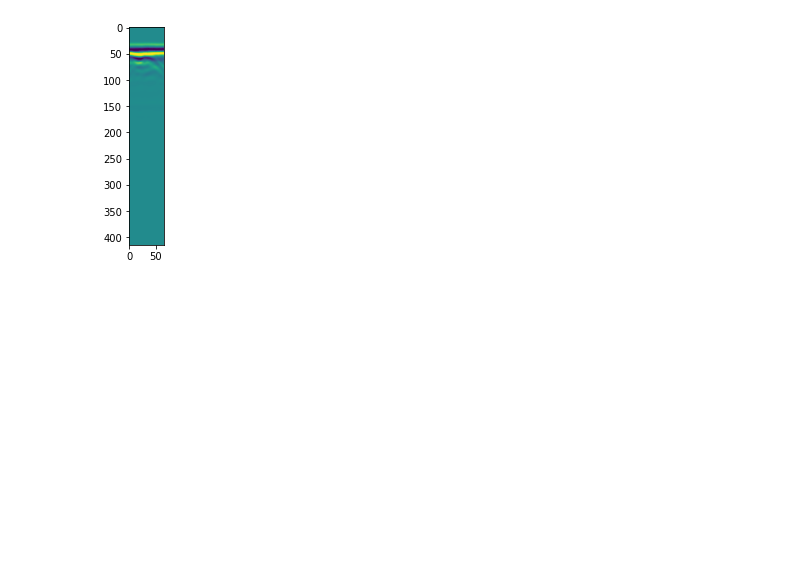
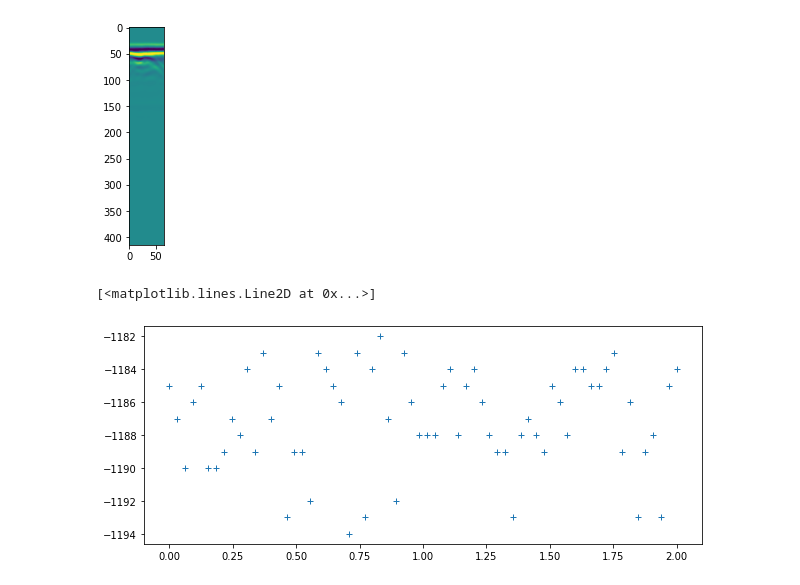
Before and after one commit to jeanruggiero/masters-thesis, a Jupyter notebook: DataExploration.ipynb, the cells around one changed output. Saved outputs shown, nothing was run; the diff lists cells and outputs as text; code cells hidden in the pictures; blank space fills up the shorter version.

```diff
--- a/DataExploration.ipynb
+++ b/DataExploration.ipynb
@@ -13,7 +13,10 @@ from real_data_wrangling.metadata_ifsttar import get_metadata
 import h5py
 import numpy as np
 import math
+import boto3
+import io
 import matplotlib.pyplot as plt
 
 plt.rcParams["figure.figsize"] = (10,4)
+s3 = boto3.resource('s3')
 # %%
@@ -47,10 +31,12 @@ m[m['sample_rate']/1e9 <= 4]
 # %% [markdown]
 Read data from the hdf5 file.
 # %%
-base_dir = "/Users/jeanruggiero/Projects/masters-thesis/IFSTTAR_scans/cleaned/"
-with h5py.File(base_dir + "dc56086d-0b79-4055-ba06-62ee23392d6f" + ".hdf5") as f:
-    d = np.zeros(f['data'].shape, dtype=float)
-    f['data'].read_direct(d)
+with io.BytesIO() as b:
+    s3.Object("jean-masters-thesis", "gold_data/ifsttar/data/dc56086d-0b79-4055-ba06-62ee23392d6f.hdf5").download_fileobj(b)
+
+    with h5py.File(b, 'r') as f:
+        d = np.zeros(f['data'].shape, dtype=float)
+        f['data'].read_direct(d)
 # %%
 plt.imshow(d)
 # %% [output]
@@ -121,0 +111,8 @@ plt.imshow(s)
+# %%
+x = d[0, 0:scans_per_m * meters]
+m = np.linspace(0, meters, scans_per_m * meters)
+# %%
+plt.plot(m, x, '+')
+# %% [output]
+[<matplotlib.lines.Line2D at 0x...>]
+[figure, added]
```
Also changed, not shown: parts of 8 cells of this notebook, 2 other files.
